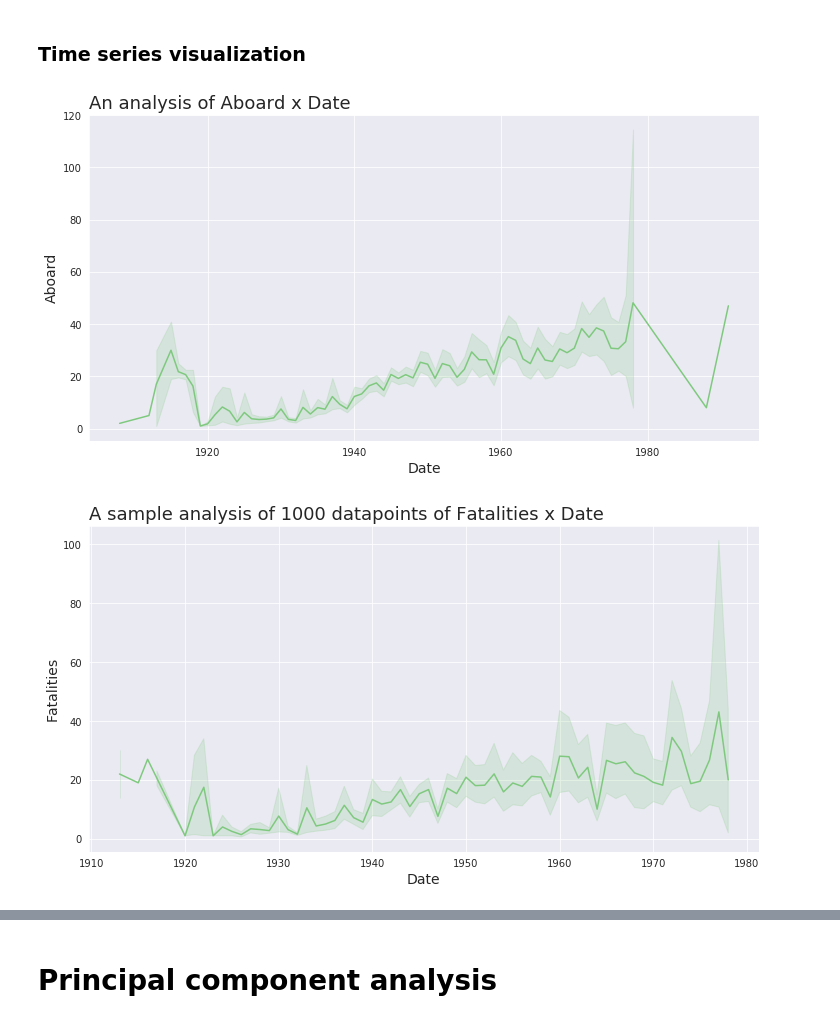
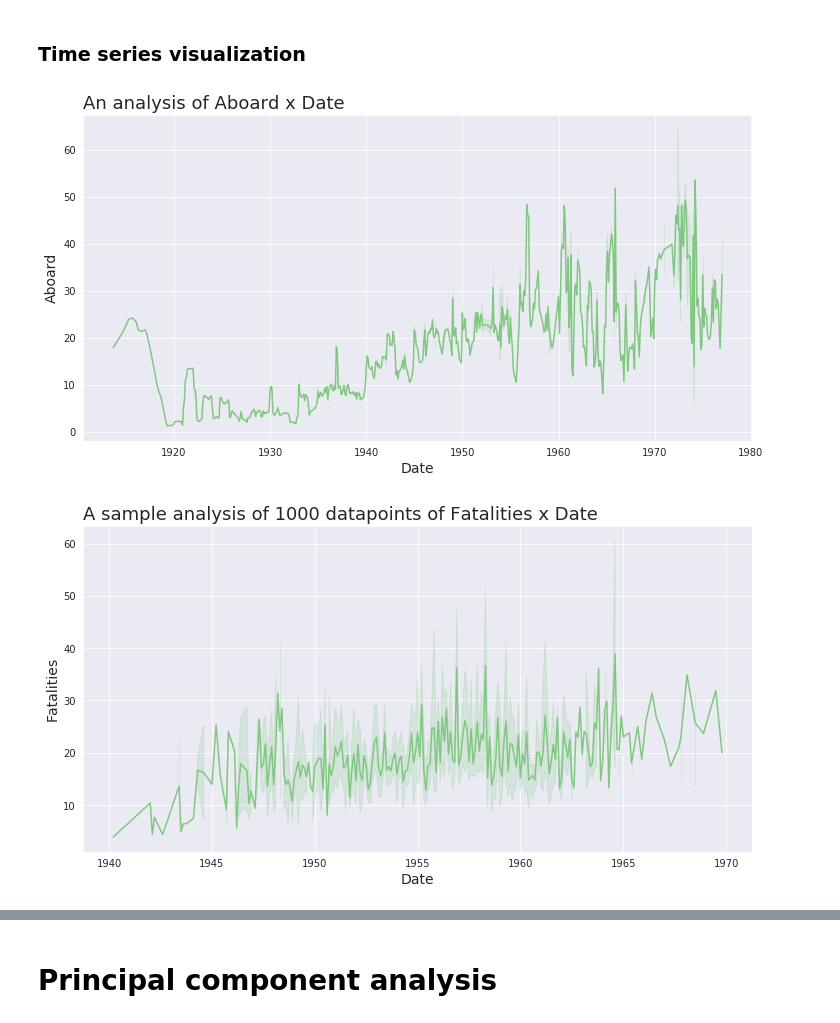
Before and after one commit to imsouza/airplane-crash, a Jupyter notebook: EDA - Airplane Crash.ipynb, the cells around one changed output, grey strips where cells are left out. Cells and saved outputs as stored; diff of their text form; code cells hidden in the pictures.

```diff
--- a/EDA - Airplane Crash.ipynb
+++ b/EDA - Airplane Crash.ipynb
@@ -62,6 +52,9 @@ data['Time'] = data_hours['Time']
 # %%
 def drop_missing_data_rows(data: pd.DataFrame):
     missing_data_rows = pd.isna(data["Date"])
+    missing_data_rows = pd.isna(data["Aboard"])
+    missing_data_rows = pd.isna(data["Fatalities"])
+    missing_data_rows = pd.isna(data["Ground"])
     return data.drop(data[missing_data_rows].index, axis=0)
 # %%
 def convert_float_to_int (data: pd.DataFrame):
@@ -88,3 +81,17 @@ data['Date'].value_counts().sum()
+# %%
+times  = []
+
+for i in range(data.shape[0]):
+    try:
+        times.append(int(data['Time'][i][0:2]))
+    except:
+        continue
+
+data_hours = pd.DataFrame()
+data_hours['Time'] = pd.Series(times)
+data['Time'] = data_hours['Time']
+
+data = convert_float_to_int(data)
 # %%
 data.info()
 # %% [output]
@@ -315,0 +332,8 @@ plot_data(data, 'Time serie analysis of Fatalities x Time', 'Time', 'Fatalities'
+# %%
+seasonal_ = seasonal_decompose(data['Fatalities'].head(200), period=3)
+
+sns.set_palette('Accent')
+sns.set_style('darkgrid')
+
+ax = seasonal_.plot();
+ax = ax
@@ -435,12 +456,12 @@ plot_data(data_causality_updated['Fatalities'], 'Autocorrelation plot (Fatalitie
 # %% [markdown]
 ### Time series visualization
 # %%
-plot_data(data_causality_updated, 'An analysis of Aboard x Date', 'Date', 'Aboard', 'line', ts=True)
+plot_data(data_causality_updated.rolling(10).mean(), 'An analysis of Aboard x Date', 'Date', 'Aboard', 'line', ts=True)
 # %% [output]
-[figure, old version]
+[figure, new version]
 # %%
 data_causality_updated_samples = data_causality_updated.sample(n=1000, random_state=1)
 
-plot_data(data_causality_updated_samples, 'A sample analysis of 1000 datapoints of Fatalities x Date', 'Date', 'Fatalities', 'line', ts=True)
+plot_data(data_causality_updated_samples.rolling(10).mean(), 'A sample analysis of 1000 datapoints of Fatalities x Date', 'Date', 'Fatalities', 'line', ts=True)
 # %% [output]
-[figure, old version]
+[figure, new version]
```
Also changed, not shown: parts of 41 cells of this notebook.
